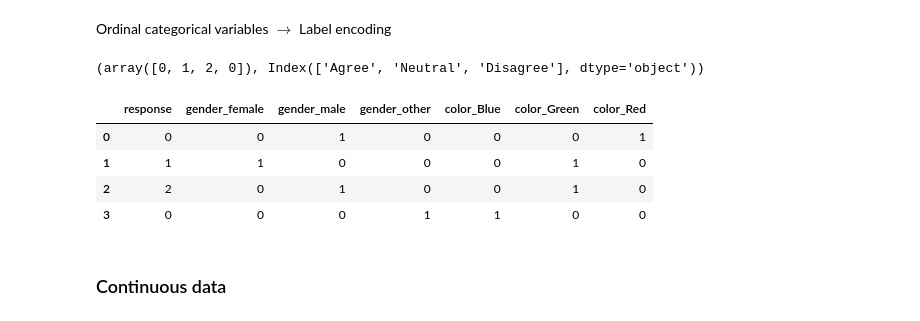
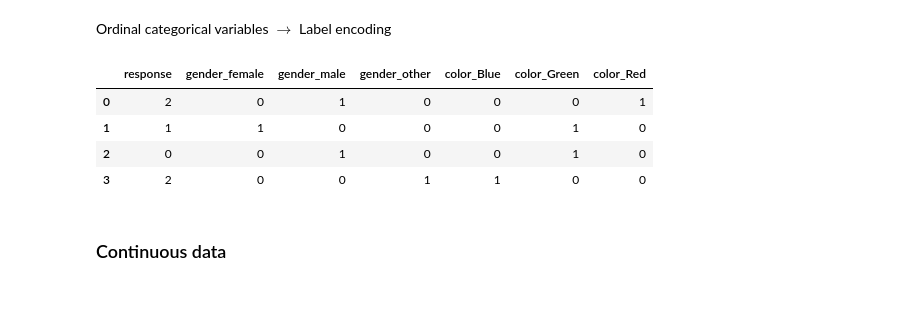
Before and after one commit to Zuyd-ADSAI/ZM001-2425-data-science, a Jupyter notebook: notebooks/ds_week3_data_preparation.ipynb, the cells around one changed output. Cells and saved outputs as stored; diff of their text form; code cells hidden in the pictures.

Commit message:
Ensure correct order for label encoding

```diff
--- a/notebooks/ds_week3_data_preparation.ipynb
+++ b/notebooks/ds_week3_data_preparation.ipynb
@@ -47,21 +47,17 @@ df_enc
 | 3 | Agree | 0 | 0 | 1 | 1 | 0 | 0 |
 # %% [markdown]
 Ordinal categorical variables $\rightarrow$ Label encoding
-# %%
-vals, idx = pd.factorize(df_enc['response'])
-vals, idx
-# %% [output]
-(array([0, 1, 2, 0]), Index(['Agree', 'Neutral', 'Disagree'], dtype='object'))
-# %%
-df_enc['response'] = vals
-
-df_enc
-# %% [output]
-|  | response | gender_female | gender_male | gender_other | color_Blue | color_Green | color_Red |
-| 0 | 0 | 0 | 1 | 0 | 0 | 0 | 1 |
-| 1 | 1 | 1 | 0 | 0 | 0 | 1 | 0 |
-| 2 | 2 | 0 | 1 | 0 | 0 | 1 | 0 |
-| 3 | 0 | 0 | 0 | 1 | 1 | 0 | 0 |
+# %%
+response_order = {'Disagree': 0, 'Neutral': 1, 'Agree': 2}
+df_enc['response'] = df_enc['response'].map(response_order)
+
+df_enc
+# %% [output]
+|  | response | gender_female | gender_male | gender_other | color_Blue | color_Green | color_Red |
+| 0 | 2 | 0 | 1 | 0 | 0 | 0 | 1 |
+| 1 | 1 | 1 | 0 | 0 | 0 | 1 | 0 |
+| 2 | 0 | 0 | 1 | 0 | 0 | 1 | 0 |
+| 3 | 2 | 0 | 0 | 1 | 1 | 0 | 0 |
 # %% [markdown]
 ### Continuous data
 # %%
```
Also changed, not shown: parts of 3 cells of this notebook.
